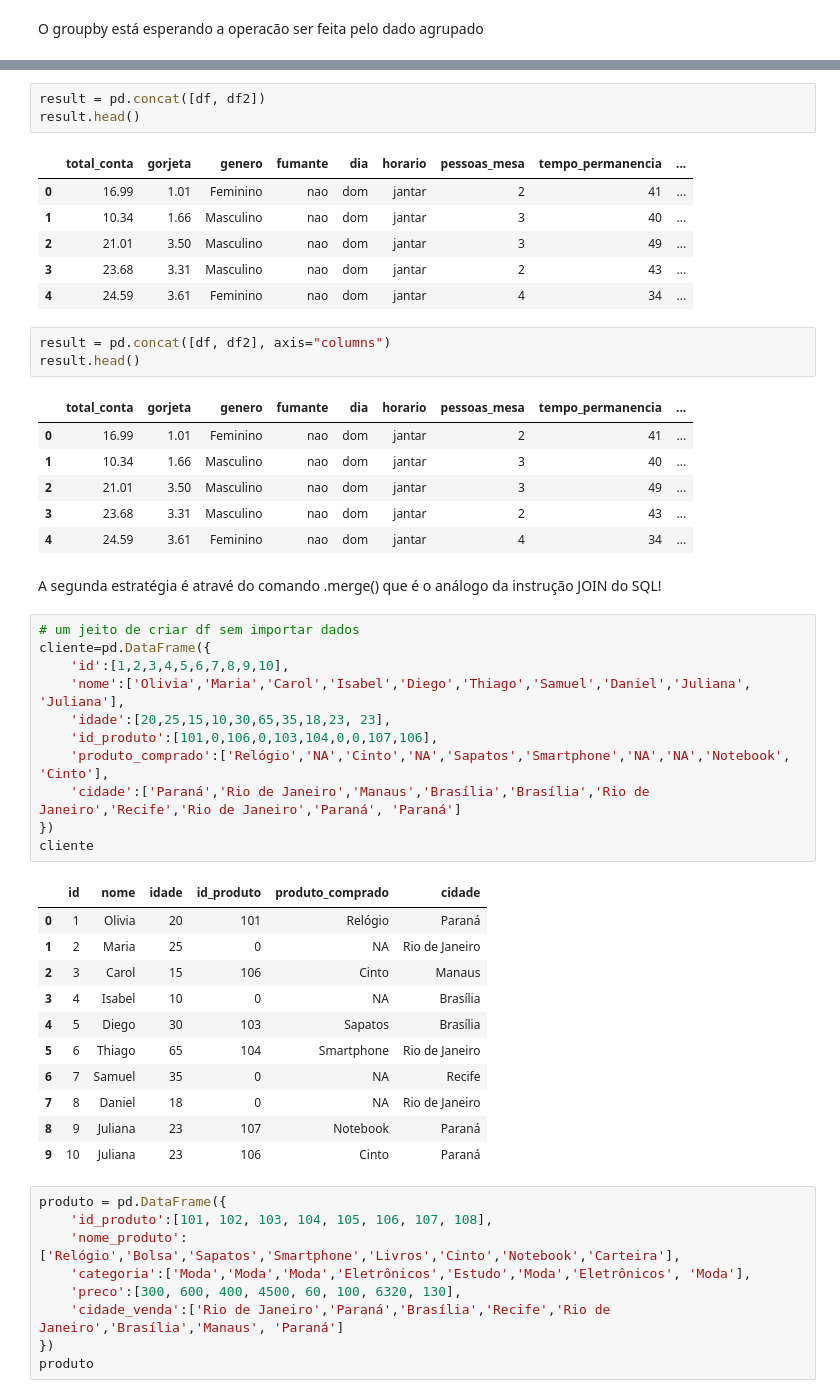
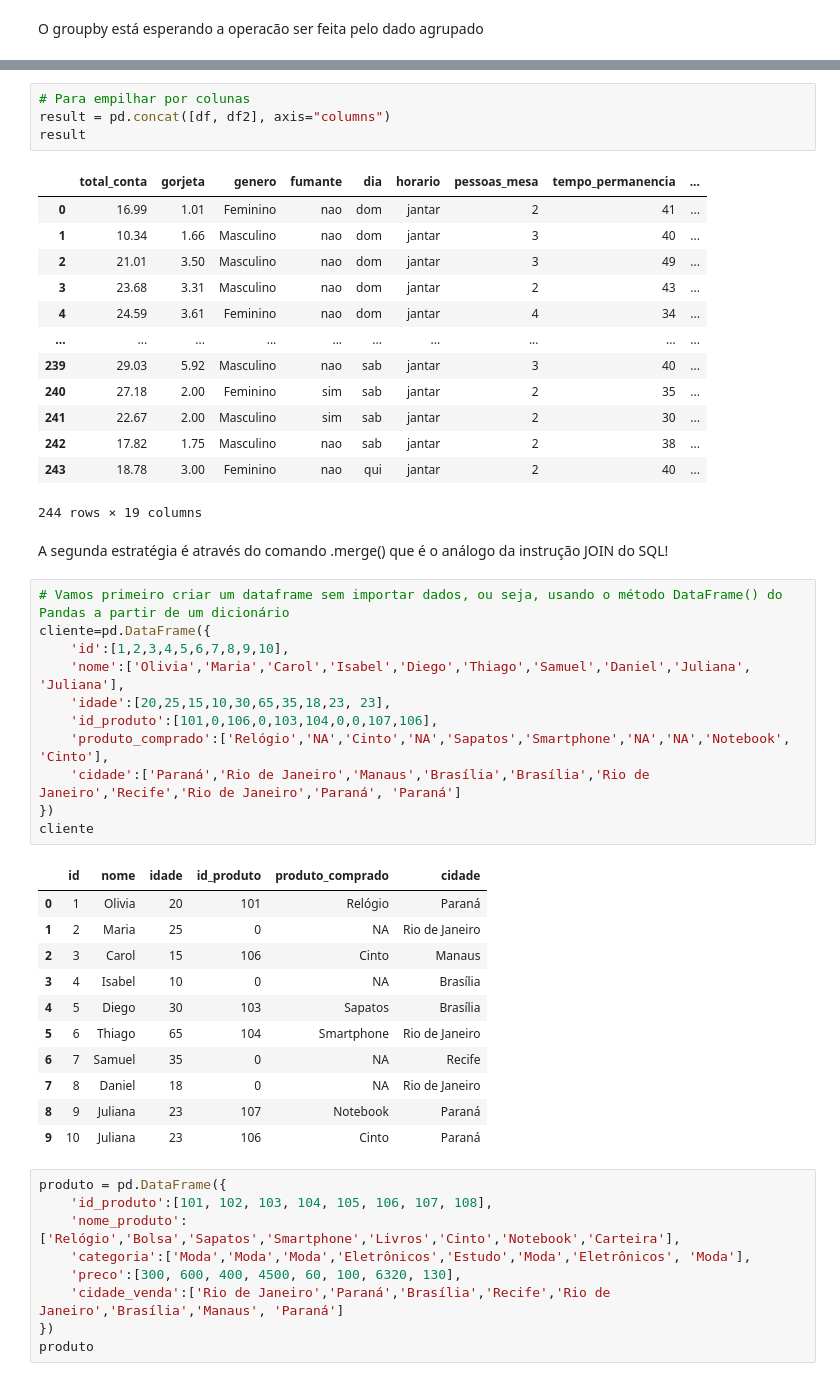
Before and after one commit to andreiporfiro/intro_python_verao_ime_2023, a Jupyter notebook: notebooks/aula02.ipynb, the cells around one changed output, grey strips where cells are left out. Drawn from its saved outputs; the diff is of its cells as text.

```diff
--- a/notebooks/aula02.ipynb
+++ b/notebooks/aula02.ipynb
@@ -871,27 +930,25 @@ A primeira estratégia que podemos pensar para juntar duas ou mais colunas é at
 # %%
-result = pd.concat([df, df2])
-result.head()
+# Para empilhar por colunas
+result = pd.concat([df, df2], axis="columns")
+result
 # %% [output]
 |  | total_conta | gorjeta | genero | fumante | dia | horario | pessoas_mesa | tempo_permanencia | ... |
 | 0 | 16.99 | 1.01 | Feminino | nao | dom | jantar | 2 | 41 | ... |
 | 1 | 10.34 | 1.66 | Masculino | nao | dom | jantar | 3 | 40 | ... |
 | 2 | 21.01 | 3.50 | Masculino | nao | dom | jantar | 3 | 49 | ... |
 | 3 | 23.68 | 3.31 | Masculino | nao | dom | jantar | 2 | 43 | ... |
 | 4 | 24.59 | 3.61 | Feminino | nao | dom | jantar | 4 | 34 | ... |
+| ... | ... | ... | ... | ... | ... | ... | ... | ... | ... |
+| 239 | 29.03 | 5.92 | Masculino | nao | sab | jantar | 3 | 40 | ... |
+| 240 | 27.18 | 2.00 | Feminino | sim | sab | jantar | 2 | 35 | ... |
+| 241 | 22.67 | 2.00 | Masculino | sim | sab | jantar | 2 | 30 | ... |
+| 242 | 17.82 | 1.75 | Masculino | nao | sab | jantar | 2 | 38 | ... |
+| 243 | 18.78 | 3.00 | Feminino | nao | qui | jantar | 2 | 40 | ... |
+244 rows × 19 columns
-# %%
-result = pd.concat([df, df2], axis="columns")
-result.head()
-# %% [output]
-|  | total_conta | gorjeta | genero | fumante | dia | horario | pessoas_mesa | tempo_permanencia | ... |
-| 0 | 16.99 | 1.01 | Feminino | nao | dom | jantar | 2 | 41 | ... |
-| 1 | 10.34 | 1.66 | Masculino | nao | dom | jantar | 3 | 40 | ... |
-| 2 | 21.01 | 3.50 | Masculino | nao | dom | jantar | 3 | 49 | ... |
-| 3 | 23.68 | 3.31 | Masculino | nao | dom | jantar | 2 | 43 | ... |
-| 4 | 24.59 | 3.61 | Feminino | nao | dom | jantar | 4 | 34 | ... |
 # %% [markdown]
-A segunda estratégia é atravé do comando .merge() que é o análogo da instrução JOIN do SQL!
+A segunda estratégia é através do comando .merge() que é o análogo da instrução JOIN do SQL!
 # %%
-# um jeito de criar df sem importar dados
+# Vamos primeiro criar um dataframe sem importar dados, ou seja, usando o método DataFrame() do Pandas a partir de um dicionário
 cliente=pd.DataFrame({
     'id':[1,2,3,4,5,6,7,8,9,10],
     'nome':['Olivia','Maria','Carol','Isabel','Diego','Thiago','Samuel','Daniel','Juliana', 'Juliana'],
```
Also changed, not shown: parts of 56 cells of this notebook, 2 other files.
